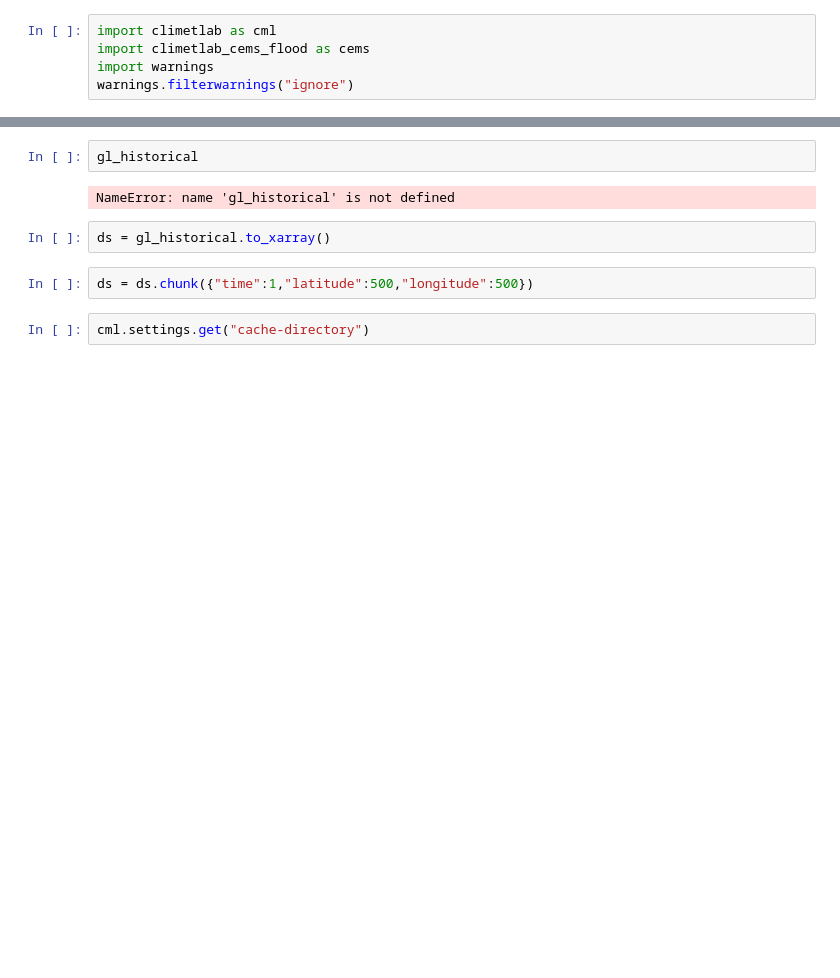
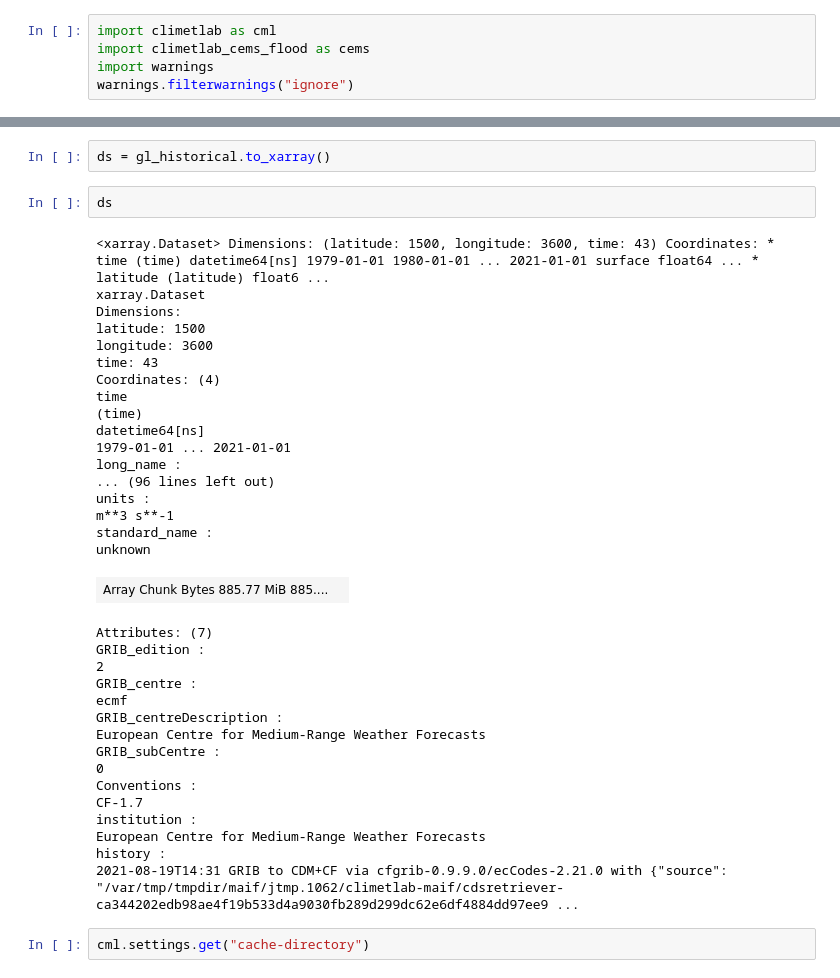
Before and after one commit to ecmwf-lab/climetlab-cems-flood, a Jupyter notebook: notebooks/demo_glofas.ipynb, the cells around one changed output, grey strips where cells are left out. Saved outputs shown, nothing was run; the diff lists cells and outputs as text; blank space fills up the shorter version.

```diff
--- a/notebooks/demo_glofas.ipynb
+++ b/notebooks/demo_glofas.ipynb
@@ -52,11 +15,41 @@ Exception: no data is available within your requested subset. Request returned n
-# %%
-gl_historical
-# %% [output]
-NameError: name 'gl_historical' is not defined
-# %%
-ds = gl_historical.to_xarray()
-# %%
-ds = ds.chunk({"time":1,"latitude":500,"longitude":500})
+# %%
+ds = gl_historical.to_xarray()
+# %%
+ds
+# %% [output]
+<xarray.Dataset> Dimensions: (latitude: 1500, longitude: 3600, time: 43) Coordinates: * time (time) datetime64[ns] 1979-01-01 1980-01-01 ... 2021-01-01 surface float64 ... * latitude (latitude) float6 ...
+xarray.Dataset
+Dimensions:
+latitude: 1500
+longitude: 3600
+time: 43
+Coordinates: (4)
+time
+(time)
+datetime64[ns]
+1979-01-01 ... 2021-01-01
+long_name :
+... (96 lines left out)
+units :
+m**3 s**-1
+standard_name :
+unknown
+| Array Chunk Bytes 885.77 MiB 885.... |  |
+Attributes: (7)
+GRIB_edition :
+2
+GRIB_centre :
+ecmf
+GRIB_centreDescription :
+European Centre for Medium-Range Weather Forecasts
+GRIB_subCentre :
+0
+Conventions :
+CF-1.7
+institution :
+European Centre for Medium-Range Weather Forecasts
+history :
+2021-08-19T14:31 GRIB to CDM+CF via cfgrib-0.9.9.0/ecCodes-2.21.0 with {"source": "/var/tmp/tmpdir/maif/jtmp.1062/climetlab-maif/cdsretriever-ca344202edb98ae4f19b533d4a9030fb289d299dc62e6df4884dd97ee9 ...
 # %%
 cml.settings.get("cache-directory")
 # %% [output]
```
Also changed, not shown: parts of 6 cells of this notebook, 1 other file.
